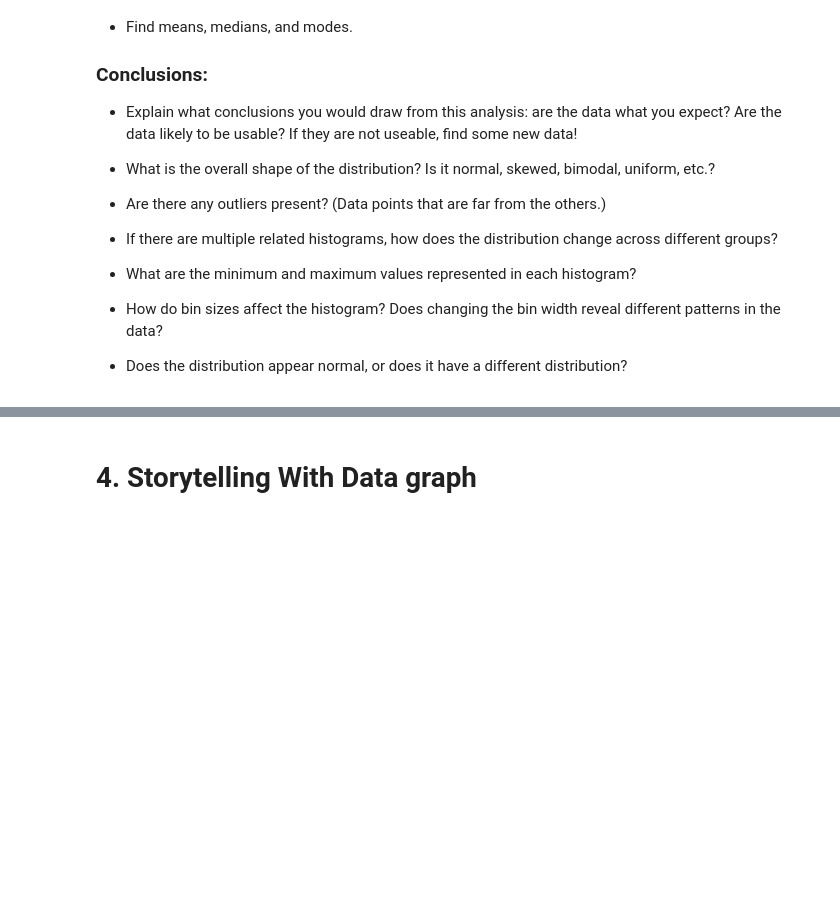
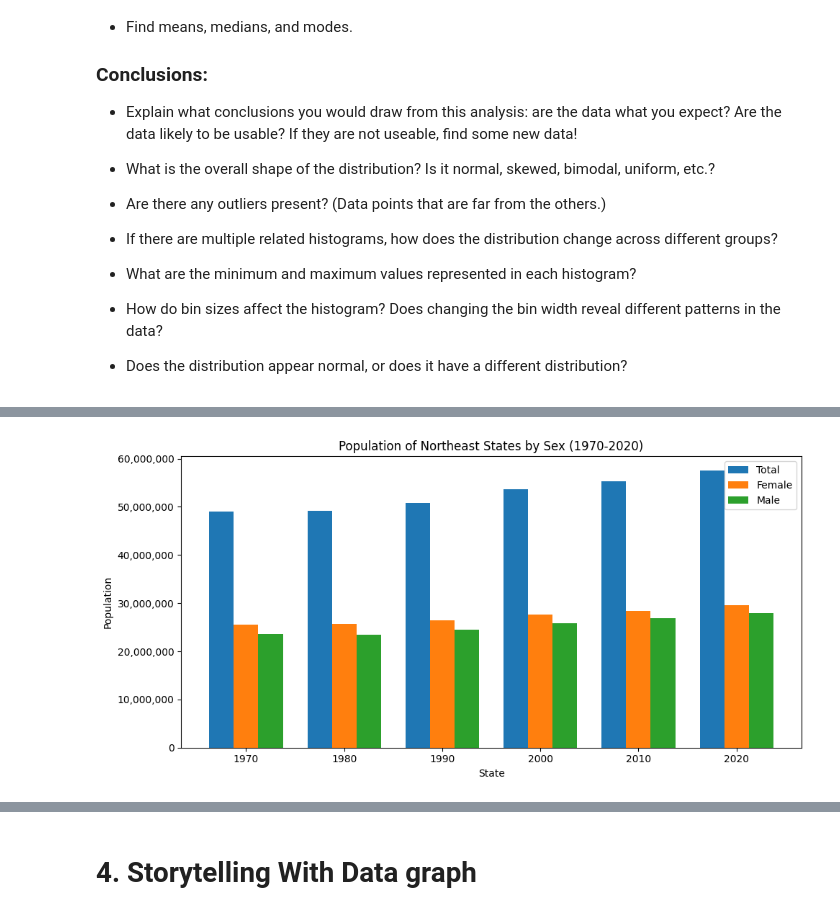
Before and after one commit to aidandig/DX699-ModB2, a Jupyter notebook: Homework/OMDS-ModB2-Week4-DiGregorio-Aidan.ipynb, the cells around one changed output, grey strips where cells are left out. Drawn from its saved outputs; the diff is of its cells as text; code cells hidden in the pictures; blank space fills up the shorter version.

```diff
--- a/Homework/OMDS-ModB2-Week4-DiGregorio-Aidan.ipynb
+++ b/Homework/OMDS-ModB2-Week4-DiGregorio-Aidan.ipynb
@@ -95,0 +440,37 @@ This week, you will do the same types of exercises as last week, but you should
+# %%
+# Analyze the change in Population by Sex in the Northeast (Connecticut, Maine, Massachusetts, New Hampshire, Rhode Island, Vermont, New Jersey, New York, Pennsylvania)
+
+northeast_states = {
+    'Connecticut', 'Maine', 'Massachusetts', 'New Hampshire', 'Rhode Island', 'Vermont', 'New Jersey', 'New York', 'Pennsylvania'
+}
+
+region = demographics[demographics['STATE'].isin(northeast_states)]
+region_group = region.sum(numeric_only=True)
+
+years = [1970, 1980, 1990, 2000, 2010, 2020]
+
+total_pop = [region_group.loc[f'total_pop_{yr}'] for yr in years]
+female_pop = [region_group.loc[f'female_pop_{yr}'] for yr in years]
+male_pop = [region_group.loc[f'male_pop_{yr}'] for yr in years]
+
+x = np.arange(len(years))
+width = 0.25
+
+plt.figure(figsize=(10,5))
+plt.bar(x - width, total_pop, width, label='Total')
+plt.bar(x, female_pop, width, label='Female')
+plt.bar(x + width, male_pop, width, label='Male')
+
+plt.xticks(x, years)
+plt.xlabel('State')
+plt.ylabel('Population')
+plt.title('Population of Northeast States by Sex (1970-2020)')
+plt.legend()
+
+# Format y-axis with commas
+plt.gca().yaxis.set_major_formatter(FuncFormatter(lambda x, pos: f'{int(x):,}'))
+
+plt.tight_layout()
+plt.show()
+# %% [output]
+[figure, added]
```
Also changed, not shown: parts of 31 cells of this notebook.
